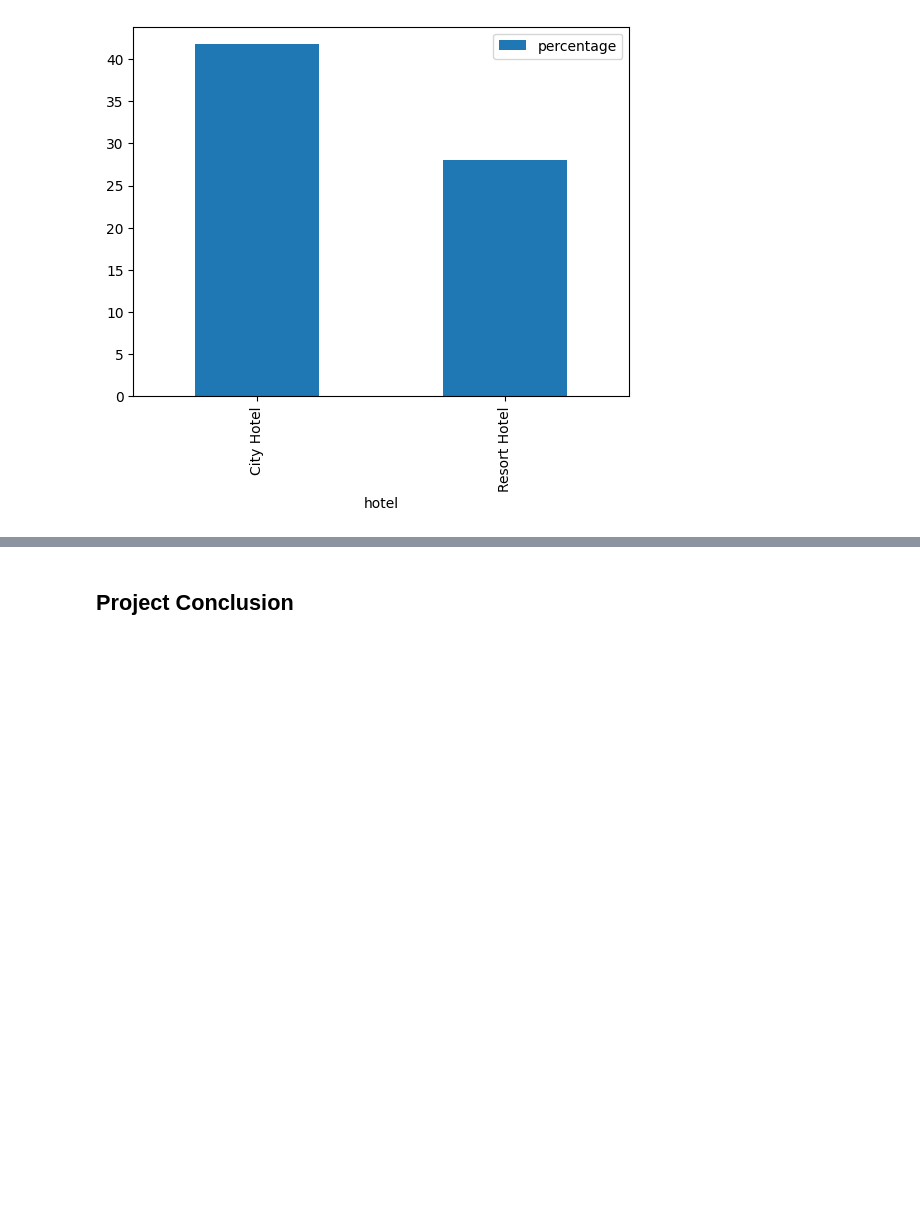
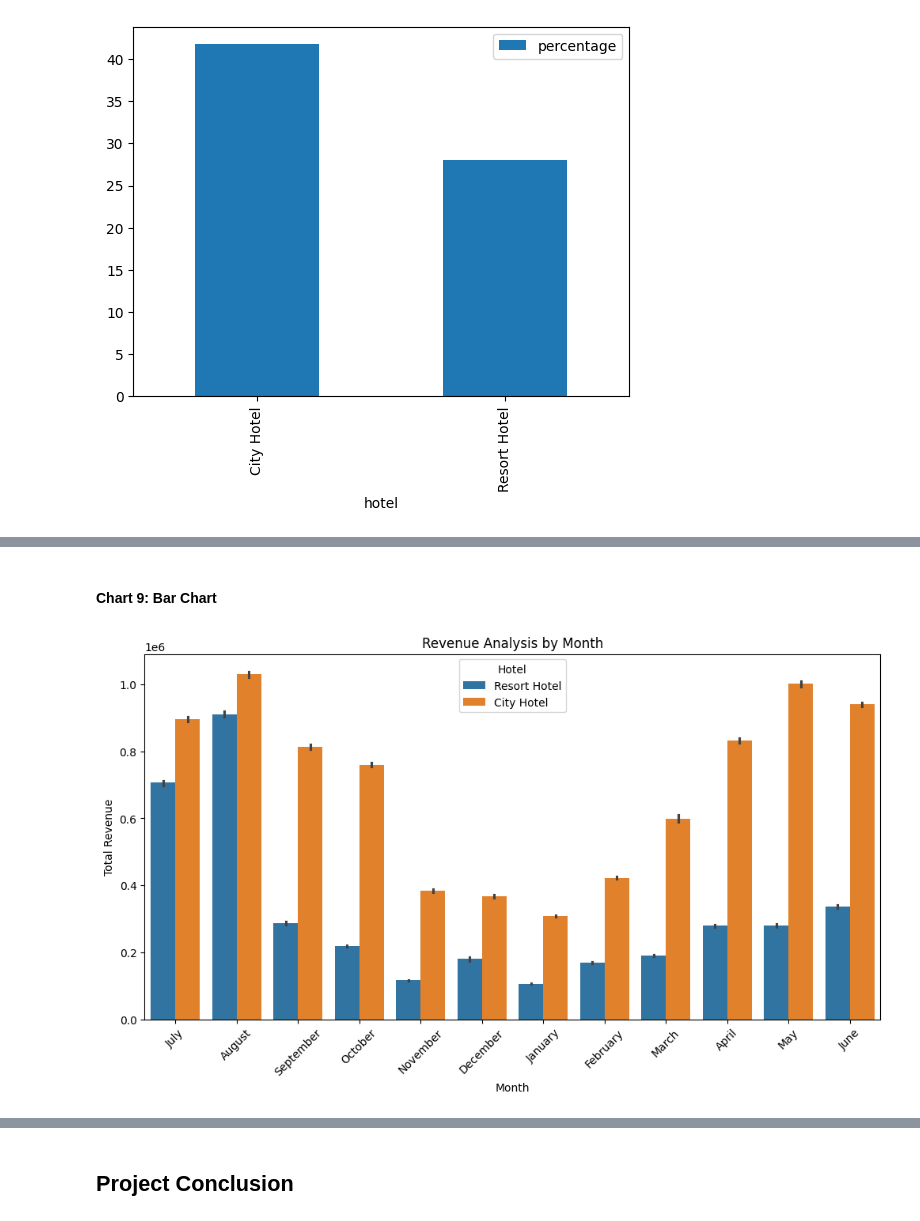
Before and after one commit to Codewith-Soumya/Hotel-Booking-Analysis, a Jupyter notebook: Hotel_booking_analysis_coding_Almabetter_Capstrone_Project_2.ipynb, the cells around one changed output, grey strips where cells are left out. Saved outputs shown, nothing was run; the diff lists cells and outputs as text; code cells hidden in the pictures; blank space fills up the shorter version.

```diff
--- a/Hotel_booking_analysis_coding_Almabetter_Capstrone_Project_2.ipynb
+++ b/Hotel_booking_analysis_coding_Almabetter_Capstrone_Project_2.ipynb
@@ -445,0 +471,14 @@ Cancellation.plot.bar(x='hotel',y='percentage')
+# %% [markdown]
+#### Chart 9: Bar Chart
+# %%
+# Revenue analysis chart
+plt.figure(figsize=(12, 6))
+sns.barplot(data=hotel_booking_data, x='arrival_date_month', y='adr', hue='hotel', estimator=np.sum)
+plt.title('Revenue Analysis by Month')
+plt.xlabel('Month')
+plt.ylabel('Total Revenue')
+plt.legend(title='Hotel')
+plt.xticks(rotation=45)
+plt.show()
+# %% [output]
+[figure, added]
```
Also changed, not shown: parts of 10 cells of this notebook.
